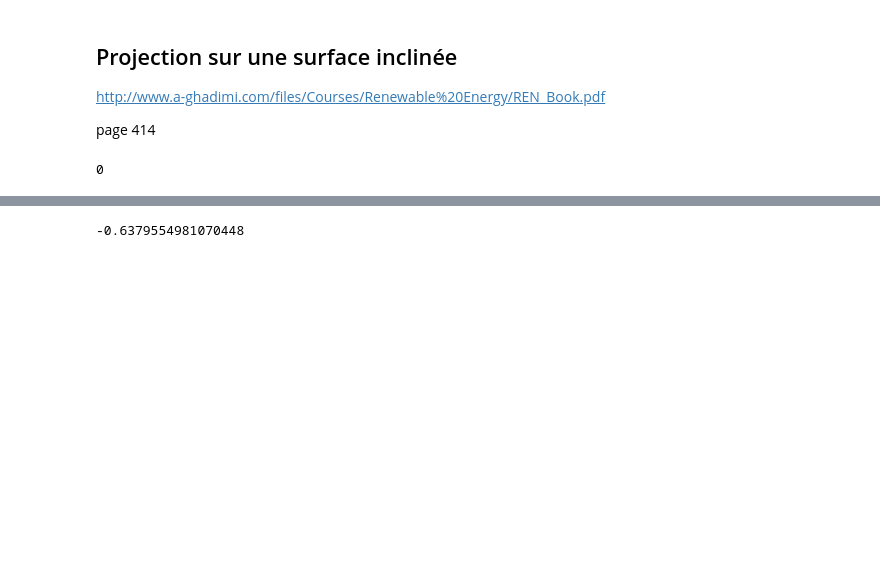
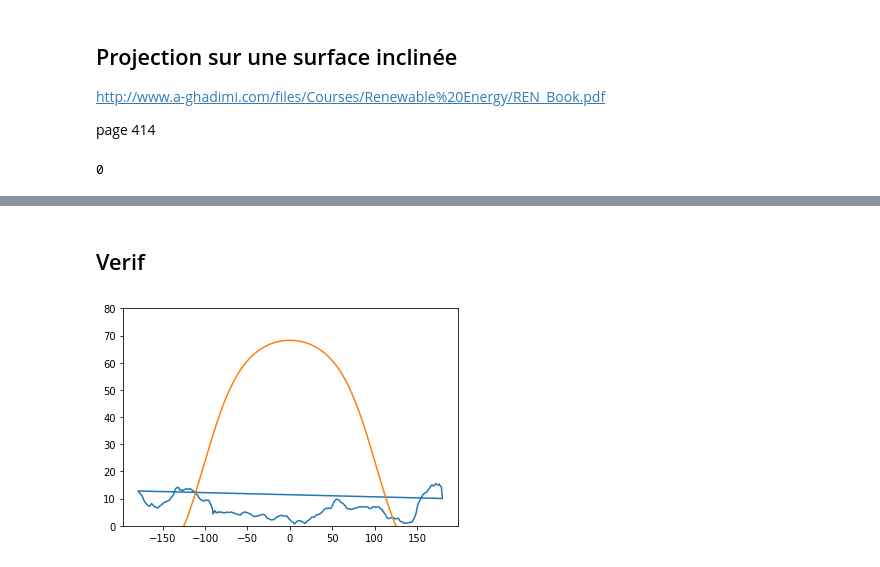
Before and after one commit to xdze2/thermique_appart, a Jupyter notebook: get_sun_position.ipynb, the cells around one changed output, grey strips where cells are left out. Saved outputs shown, nothing was run; the diff lists cells and outputs as text; code cells hidden in the pictures; blank space fills up the shorter version.

```diff
--- a/get_sun_position.ipynb
+++ b/get_sun_position.ipynb
@@ -15,7 +15,7 @@ http://docs.pysolar.org/en/latest/
 
 Rq: voir aussi une app js en ligne: http://suncalc.net/
 # %%
-map_coords = ( 45.166672, 5.71667 )
+map_coords = (45.1973288, 5.7103223) #( 45.166672, 5.71667 )
 # %%
 import pysolar.solar as solar
 import datetime as dt
@@ -162,5 +194,18 @@ cosTheta = math.cos(beta)*math.cos( phi_S - phi_C )*math.sin( sigma ) + math.cos
 Isurf = I0*cosTheta   # flux projeté, W/m2
 # %%
 cosTheta
-# %% [output]
--0.6379554981070448
+# %% [markdown]
+## Verif
+# %%
+Azi = np.array( [ solar.get_azimuth( *map_coords, d ) for d in d_range ] )
+
+Azi[ Azi < -180 ] = Azi[ Azi < -180 ]+360
+
+Alt = [ solar.get_altitude( *map_coords, d ) for d in d_range ]
+Hor = [ np.interp(-a, horizon_data[0, :], horizon_data[1, :]) for a in Azi ]
+# %%
+plt.plot( Azi, Hor )
+plt.plot( Azi, Alt )
+plt.ylim([0, 80]);
+# %% [output]
+[figure, added]
```
Also changed, not shown: parts of 15 cells of this notebook, 1 other file.
